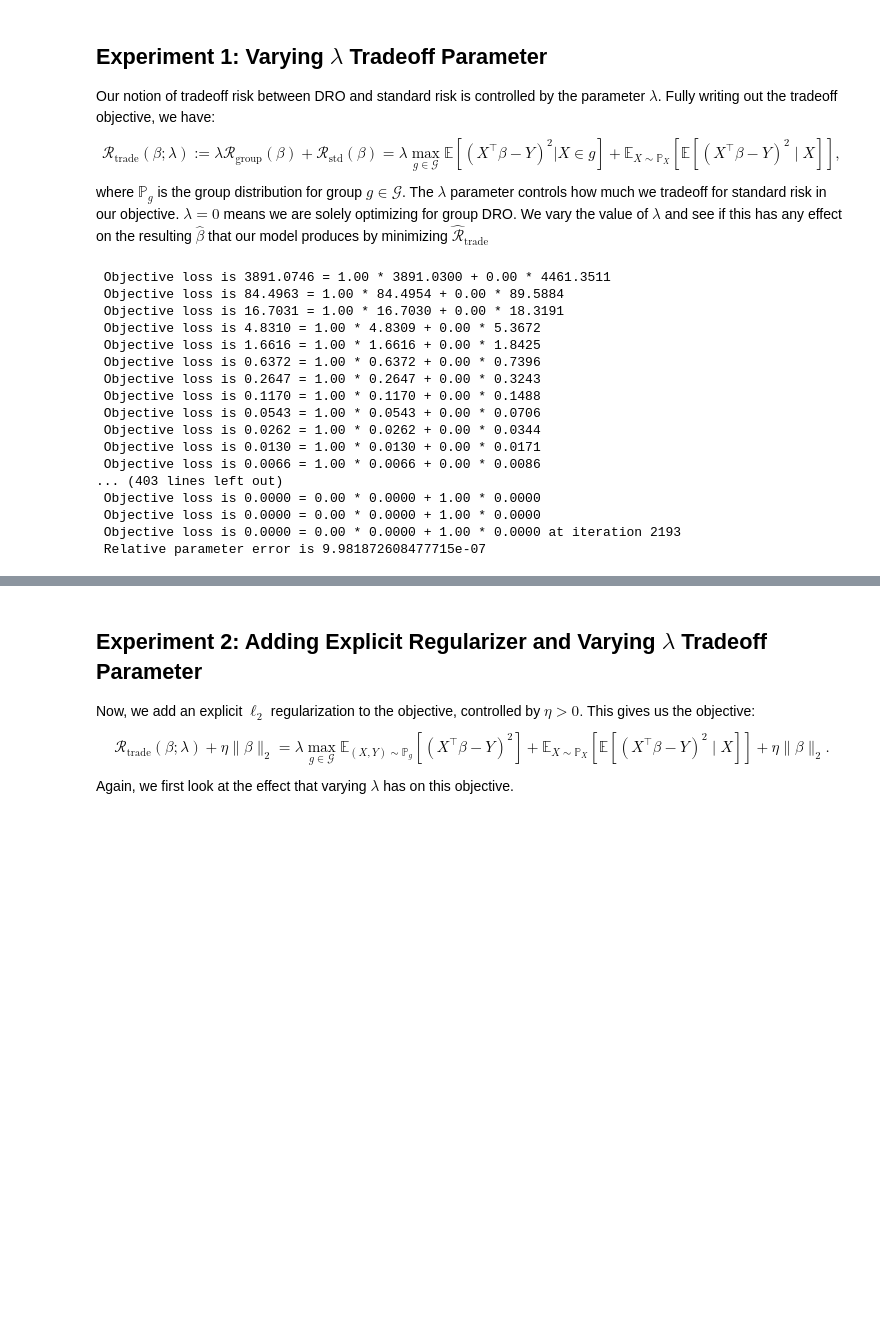
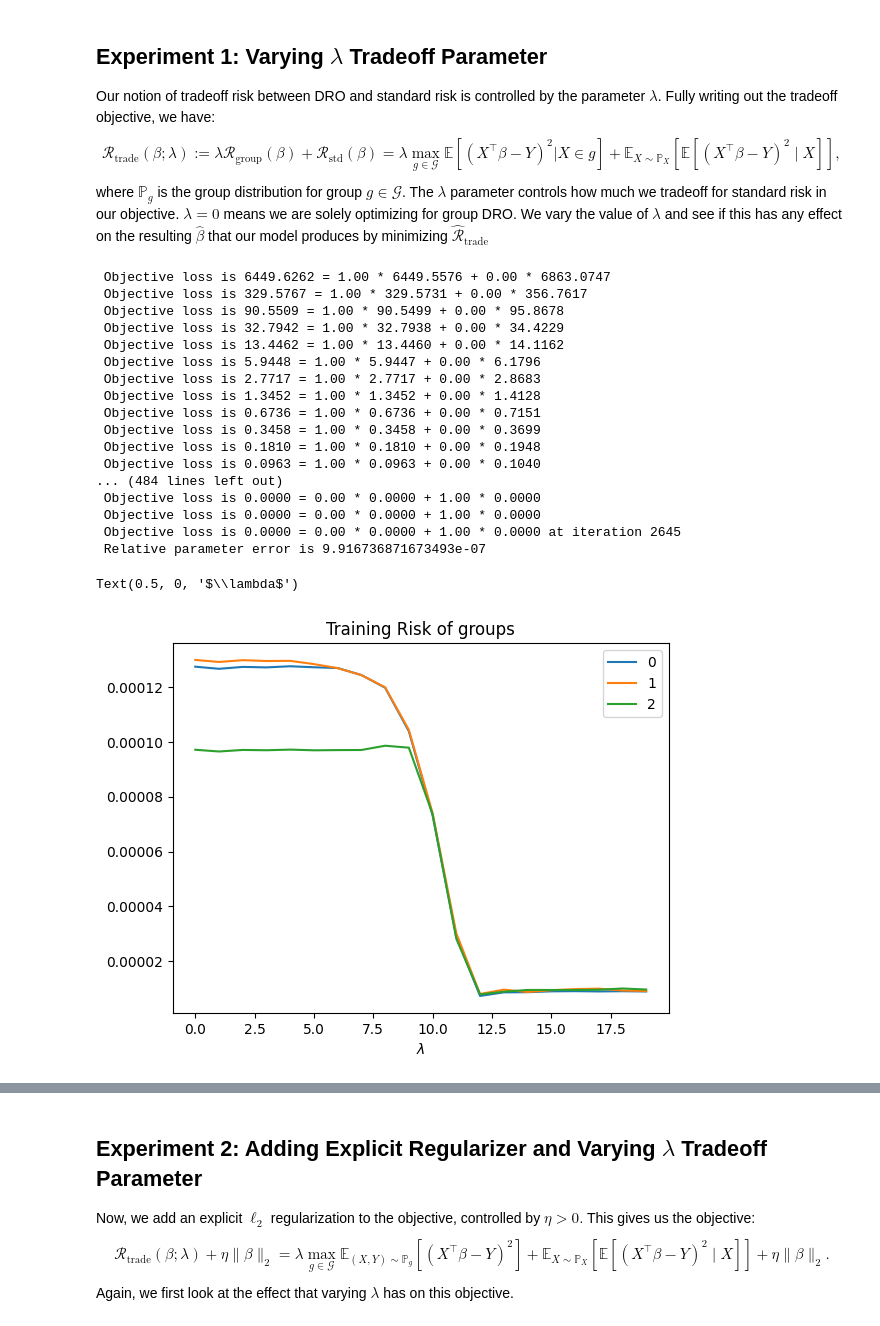
Before and after one commit to essdeee/overparam_dro, a Jupyter notebook: main.ipynb, the cells around one changed output, grey strips where cells are left out. Saved outputs shown, nothing was run; the diff lists cells and outputs as text; code cells hidden in the pictures; blank space fills up the shorter version.

```diff
--- a/main.ipynb
+++ b/main.ipynb
@@ -275,30 +281,43 @@ import matplotlib.pyplot as plt
 max_iter = 5000
 lambdas = np.logspace(-5, 3, 20)
 model_betas = list()
+bookkeep = list()
 
 for lmbd in lambdas:
     # train tradeoff model
     model = LinearModel(num_features)
     optimize_GD(model, X, Y, groups, trade_regularization = lmbd, lr = 1e-3,max_iter= max_iter, verbose=True)
     model_betas.append(model.linear.weight.data.numpy().T)
+
+    # Calculate stats
+    bookkeep.append([ model.risk(group.x, group.y).item() for group in groups ])
 # %% [output]
- Objective loss is 3891.0746 = 1.00 * 3891.0300 + 0.00 * 4461.3511
- Objective loss is 84.4963 = 1.00 * 84.4954 + 0.00 * 89.5884
- Objective loss is 16.7031 = 1.00 * 16.7030 + 0.00 * 18.3191
- Objective loss is 4.8310 = 1.00 * 4.8309 + 0.00 * 5.3672
- Objective loss is 1.6616 = 1.00 * 1.6616 + 0.00 * 1.8425
- Objective loss is 0.6372 = 1.00 * 0.6372 + 0.00 * 0.7396
- Objective loss is 0.2647 = 1.00 * 0.2647 + 0.00 * 0.3243
- Objective loss is 0.1170 = 1.00 * 0.1170 + 0.00 * 0.1488
- Objective loss is 0.0543 = 1.00 * 0.0543 + 0.00 * 0.0706
- Objective loss is 0.0262 = 1.00 * 0.0262 + 0.00 * 0.0344
- Objective loss is 0.0130 = 1.00 * 0.0130 + 0.00 * 0.0171
- Objective loss is 0.0066 = 1.00 * 0.0066 + 0.00 * 0.0086
-... (403 lines left out)
+ Objective loss is 6449.6262 = 1.00 * 6449.5576 + 0.00 * 6863.0747
+ Objective loss is 329.5767 = 1.00 * 329.5731 + 0.00 * 356.7617
+ Objective loss is 90.5509 = 1.00 * 90.5499 + 0.00 * 95.8678
+ Objective loss is 32.7942 = 1.00 * 32.7938 + 0.00 * 34.4229
+ Objective loss is 13.4462 = 1.00 * 13.4460 + 0.00 * 14.1162
+ Objective loss is 5.9448 = 1.00 * 5.9447 + 0.00 * 6.1796
+ Objective loss is 2.7717 = 1.00 * 2.7717 + 0.00 * 2.8683
+ Objective loss is 1.3452 = 1.00 * 1.3452 + 0.00 * 1.4128
+ Objective loss is 0.6736 = 1.00 * 0.6736 + 0.00 * 0.7151
+ Objective loss is 0.3458 = 1.00 * 0.3458 + 0.00 * 0.3699
+ Objective loss is 0.1810 = 1.00 * 0.1810 + 0.00 * 0.1948
+ Objective loss is 0.0963 = 1.00 * 0.0963 + 0.00 * 0.1040
+... (484 lines left out)
  Objective loss is 0.0000 = 0.00 * 0.0000 + 1.00 * 0.0000
  Objective loss is 0.0000 = 0.00 * 0.0000 + 1.00 * 0.0000
- Objective loss is 0.0000 = 0.00 * 0.0000 + 1.00 * 0.0000 at iteration 2193
- Relative parameter error is 9.981872608477715e-07
+ Objective loss is 0.0000 = 0.00 * 0.0000 + 1.00 * 0.0000 at iteration 2645
+ Relative parameter error is 9.916736871673493e-07
+# %%
+bookkeep = pd.DataFrame(bookkeep)
+bookkeep.plot.line()
+
+plt.title("Training Risk of groups")
+plt.xlabel(r'$\lambda$')
+# %% [output]
+Text(0.5, 0, '$\\lambda$')
+[figure, added]
 # %%
 # Plot difference between model's betas and OLS beta
 # Is this actually a significant difference?
```
Also changed, not shown: parts of 11 cells of this notebook.
